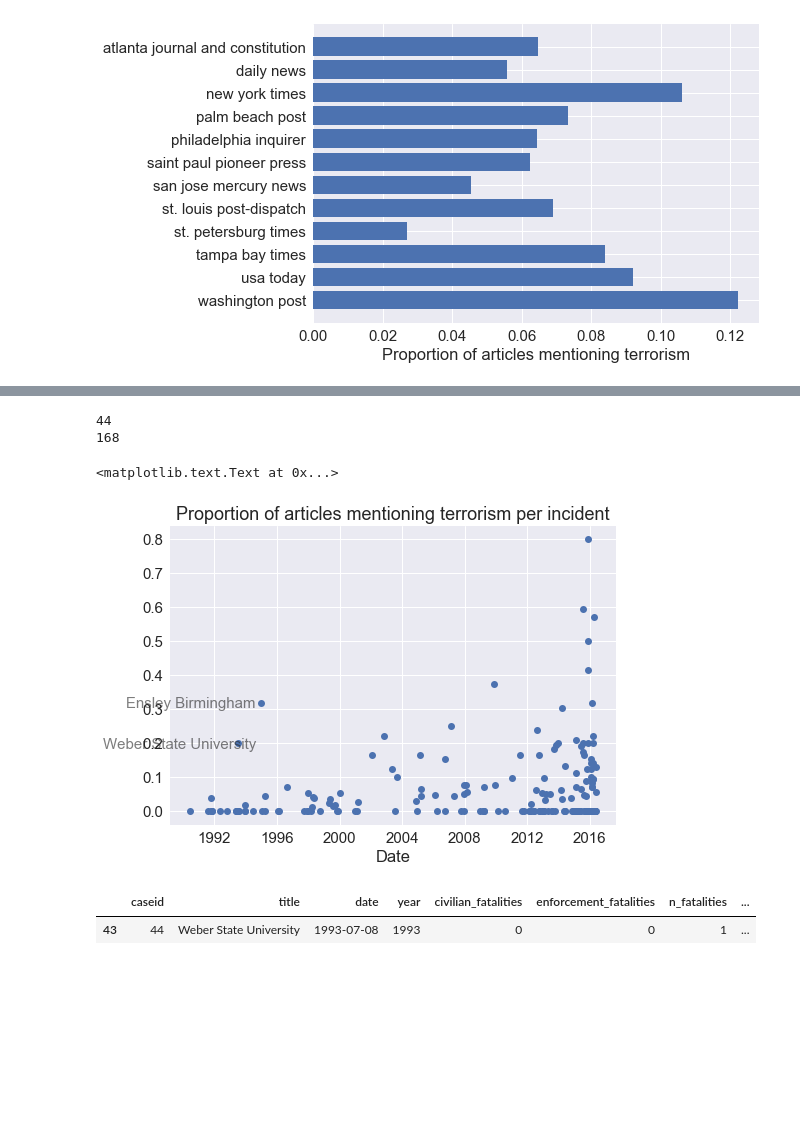
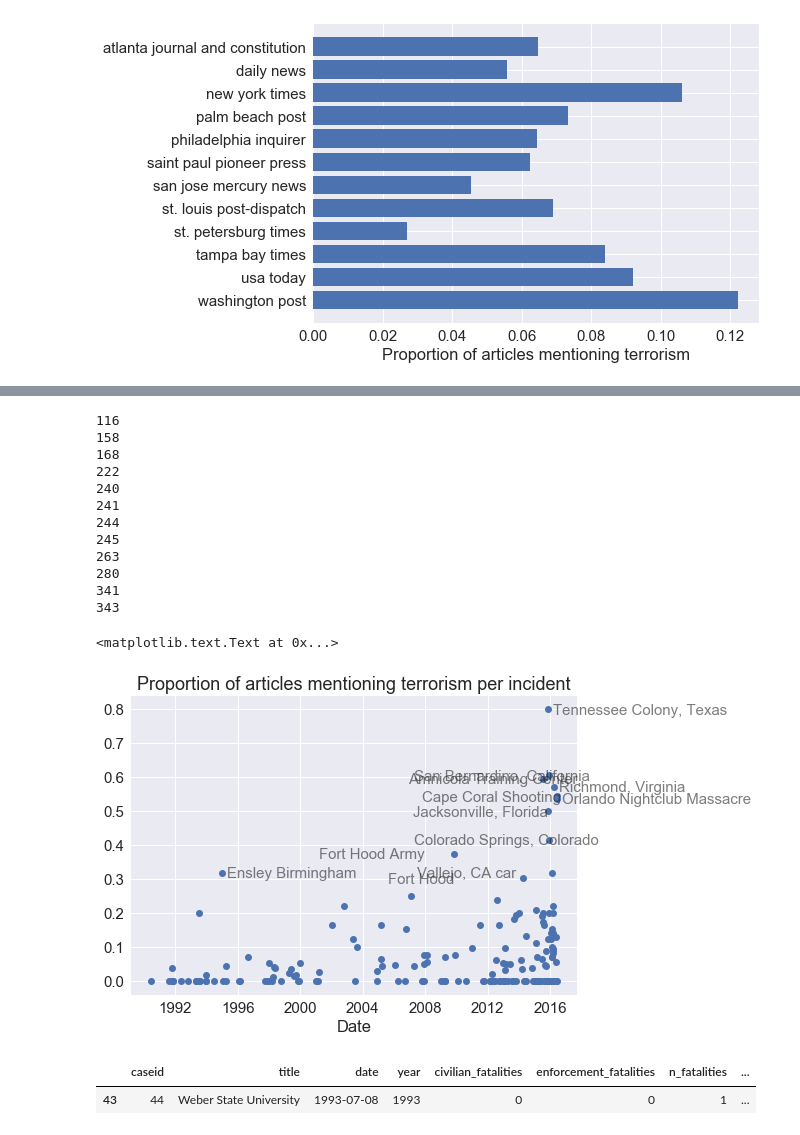
Before and after one commit to dallascard/terrorism, a Jupyter notebook: explore_articles.ipynb, the cells around one changed output, grey strips where cells are left out. Cells and saved outputs as stored; diff of their text form; code cells hidden in the pictures; blank space fills up the shorter version.

```diff
--- a/explore_articles.ipynb
+++ b/explore_articles.ipynb
@@ -56,7 +56,7 @@ articles = []
 articles_by_incident = {}
 to_save = []
 
-df_out = pd.DataFrame(columns=['df_index', 'caseid', 'title', 'city', 'n_fatalities', 'n_victims', 'n_shooters', 'name', 'description', 'article', 'article_name'])
+df_out = pd.DataFrame(columns=['df_index', 'caseid', 'title', 'city', 'n_fatalities', 'n_victims', 'n_shooters', 'name', 'race', 'description', 'article', 'article_name'])
 df_out_count = 0
 
 for index in msa_df.index:
@@ -127,7 +127,7 @@ for index in msa_df.index:
                 if index not in articles_by_incident:
                     articles_by_incident[index] = []
                 articles_by_incident[index].append(article_dict)
-                df_out.loc[df_out_count] = [index, caseid, title, city, n_fatalities, n_victims, n_shooters, name, description, ' '.join(paragraphs), os.path.split(filename)[-1]]
+                df_out.loc[df_out_count] = [index, caseid, title, city, n_fatalities, n_victims, n_shooters, name, race, description, ' '.join(paragraphs), os.path.split(filename)[-1]]
                 df_out_count += 1
 
 df['n_articles'] = pd.to_numeric(df['n_articles'])
@@ -355,25 +358,35 @@ ax.set_title('Number of articles mentioning terrorism per incident')
 # %%
 keys = [key for key in articles_per_event.keys() if articles_per_event[key] > 4]
 dates = [event_dates[caseid] for caseid in keys]
 proportion = [terrorism_mentions_per_event[caseid] / articles_per_event[caseid] for caseid in keys]
 fig, ax = plt.subplots()
 count = 0
 ax.plot_date(dates, proportion)
 for caseid in keys:
     year = event_dates[caseid].year
     proportion = terrorism_mentions_per_event[caseid] / articles_per_event[caseid]
-    if proportion > 0.15 and year < 1996:
+    if proportion > 0.3:
         print(caseid)
         count += 1
         ax.annotate(' '.join(event_titles[caseid].split()[:3]), xy=(event_dates[caseid], proportion), size=15, xytext=(5 -140*((count%3)>0), -5), textcoords='offset points', alpha=0.6)
 
 ax.set_xlabel('Date')
 ax.set_title('Proportion of articles mentioning terrorism per incident')
 # %% [output]
-44
+116
+158
 168
+222
+240
+241
+244
+245
+263
+280
+341
+343
 <matplotlib.text.Text at 0x...>
-[figure, old version]
+[figure, new version]
 # %%
 df[df.caseid == 44]
 # %% [output]
```
Also changed, not shown: parts of 4 cells of this notebook, 4 other files.
